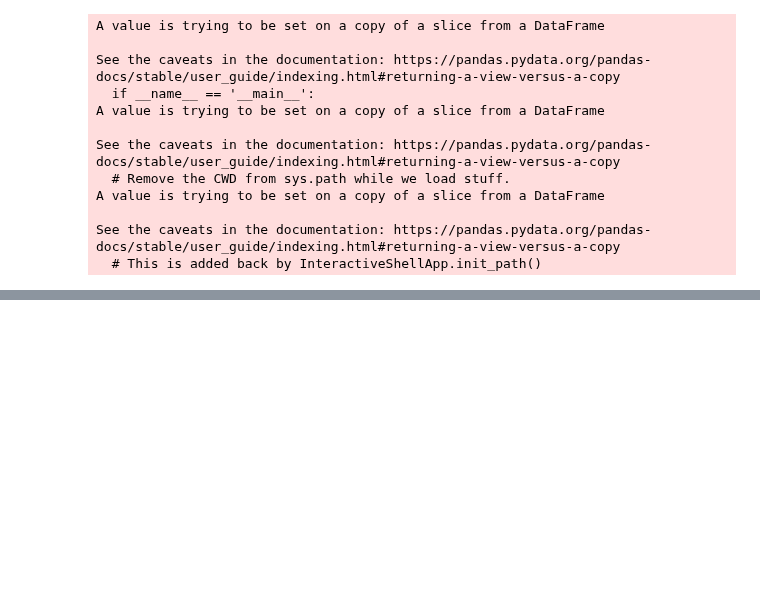
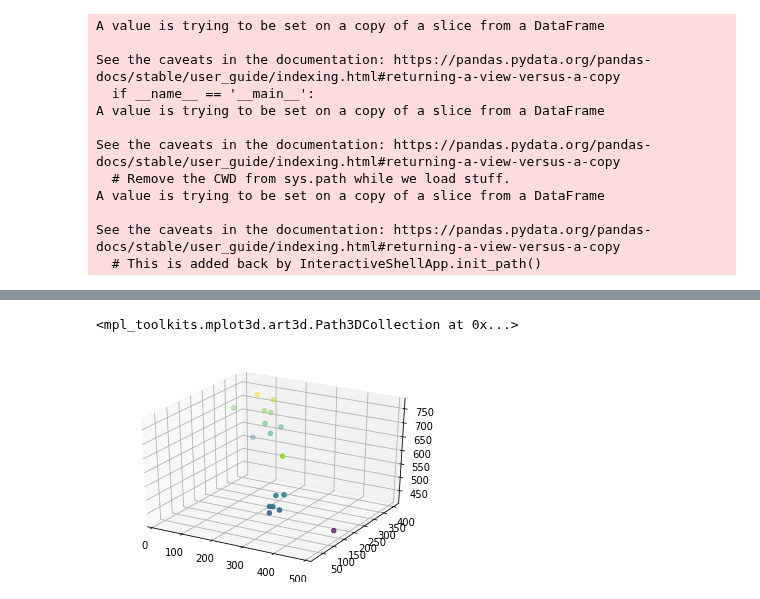
Before and after one commit to PrincetonUniversity/BrainPipe, a Jupyter notebook: tools/analysis/analysis_injection_site_plots.ipynb, the cells around one changed output, grey strips where cells are left out. Saved outputs shown, nothing was run; the diff lists cells and outputs as text; code cells hidden in the pictures; blank space fills up the shorter version.

```diff
--- a/tools/analysis/analysis_injection_site_plots.ipynb
+++ b/tools/analysis/analysis_injection_site_plots.ipynb
@@ -234,0 +315,5 @@ See the caveats in the documentation: https://pandas.pydata.org/pandas-docs/stab
+# %%
+x = pd.read_csv('/Users/emilydennis/Desktop/lightsheet/cm2_max_indices.csv')
+# %%
+for i in x.indices:
+    print(eval(i))
@@ -234,0 +338,9 @@ See the caveats in the documentation: https://pandas.pydata.org/pandas-docs/stab
+# %%
+testx = []
+testy = []
+testz = []
+
+for i in x.indices:
+    testx.append(eval(i)[0])
+    testy.append(eval(i)[1])
+    testz.append(eval(i)[2])
@@ -234,0 +349,6 @@ See the caveats in the documentation: https://pandas.pydata.org/pandas-docs/stab
+# %%
+ax = plt.axes(projection='3d')
+ax.scatter3D(testx,testz,testy,c=testy)
+# %% [output]
+<mpl_toolkits.mplot3d.art3d.Path3DCollection at 0x...>
+[figure, added]
```
Also changed, not shown: parts of 30 cells of this notebook, 2 other files.
